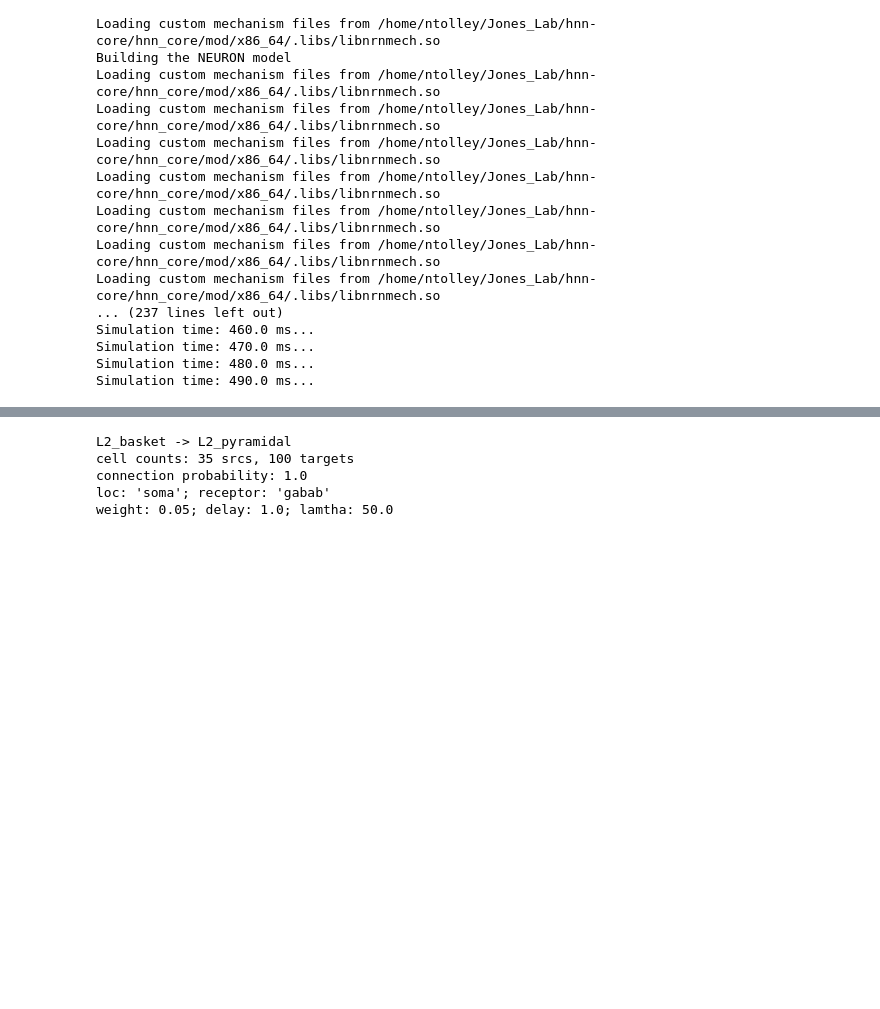
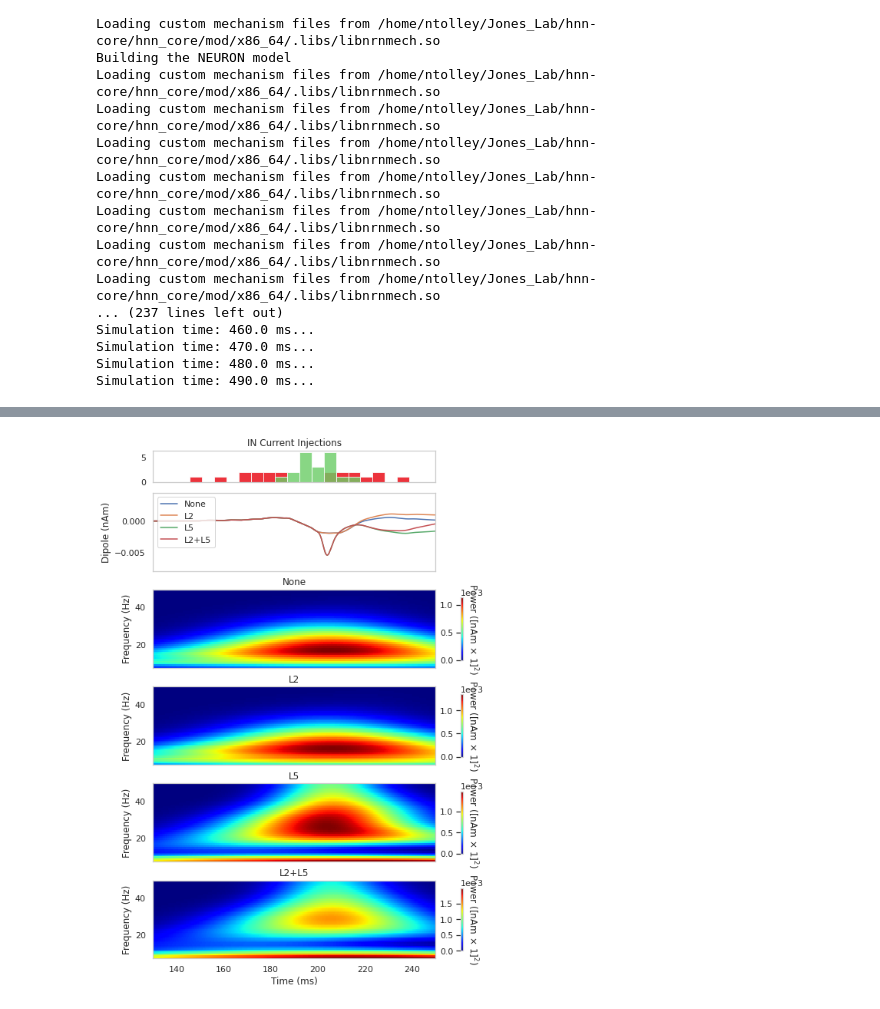
Before and after one commit to rythorpe/beta_modeling, a Jupyter notebook: law_beta_IN_current_injection.ipynb, the cells around one changed output, grey strips where cells are left out. Cells and saved outputs as stored; diff of their text form; code cells hidden in the pictures; blank space fills up the shorter version.

```diff
--- a/law_beta_IN_current_injection.ipynb
+++ b/law_beta_IN_current_injection.ipynb
@@ -299,9 +303,42 @@ plt.savefig('u19_page2_figures/current_injection_l2_compare.png')
-# %%
-pick_connection(net, src_gids='L2_basket', target_gids='L2_pyramidal')
-net.connectivity[5]
-# %% [output]
-L2_basket -> L2_pyramidal
-cell counts: 35 srcs, 100 targets
-connection probability: 1.0
-loc: 'soma'; receptor: 'gabab'
-weight: 0.05; delay: 1.0; lamtha: 50.0
+# %%
+fig, axes = plt.subplots(6, 1, sharex=True, figsize=(7, 10), constrained_layout=True,
+                         gridspec_kw={'height_ratios': [0.4, 1 , 1, 1, 1, 1]})
+times = dpl_none[0].times
+freqs = np.arange(8, 50)
+
+dpl_list = [dpl_none, dpl_l2, dpl_l5, dpl_l2_l5]
+net_list = [net_none, net_l2, net_l5, net_l2_l5]
+labels= ['None', 'L2', 'L5', 'L2+L5']
+
+for idx, dpl in enumerate(dpl_list):
+    dpl_smooth = dpl[0].copy().smooth(5).data['agg']
+    axes[1].plot(times, dpl_smooth, label=labels[idx])
+    dpl[0].copy().plot_tfr_morlet(freqs, ax=axes[idx+2], show=False, colormap='jet')
+
+    axes[idx+2].set_title(labels[idx])
+    axes[idx+2].set_xlabel('')
+
+
+p_mask = np.array(net_list[0].cell_response.spike_types[0]) == 'Proximal Drive'
+d_mask = np.array(net_list[0].cell_response.spike_types[0]) == 'Distal Drive'
+p_times = np.array(net_list[0].cell_response.spike_times[0])[p_mask]
+d_times = np.array(net_list[0].cell_response.spike_times[0])[d_mask]
+bins = np.linspace(125, 275, 30)
+axes[0].hist(p_times, color="#E8000B", label='Proximal', alpha=0.8, bins=bins)
+axes[0].hist(d_times, color="#6ACC65", label='Distal', alpha=0.8, bins=bins)
+
+axes[0].set_title('IN Current Injections')
+
+axes[1].set_ylim([-0.008, 0.0045])
+axes[2].set_xlabel('')
+axes[5].set_xlabel('Time (ms)')
+axes[1].set_ylabel('Dipole (nAm)')
+axes[1].legend(loc='upper left')
+
+for ax in axes:
+    ax.grid(False)
+
+plt.xlim([130,250])
+plt.savefig('u19_page2_figures/current_injection_spectrogram.png')
+# %% [output]
+[figure, added]
```
Also changed, not shown: parts of 4 cells of this notebook.
